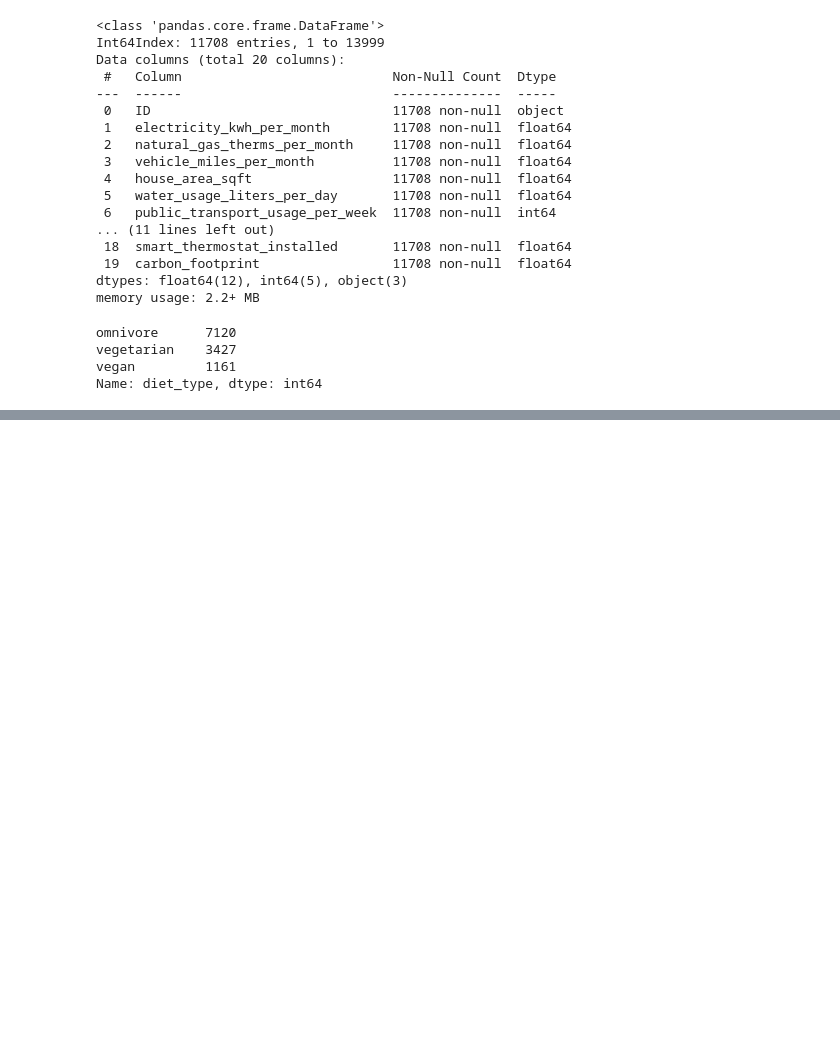
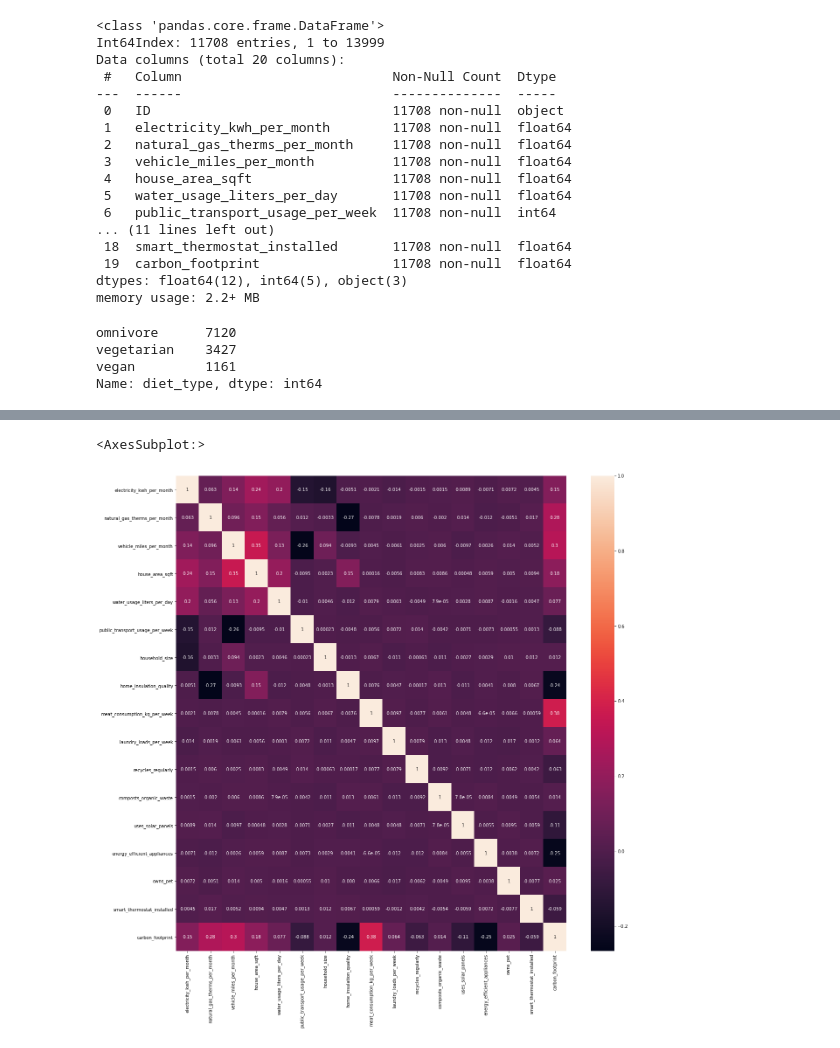
Before and after one commit to FrancisNdirangu/Carbon-Footprint-ML-Project, a Jupyter notebook: dataset/notebook.ipynb, the cells around one changed output, grey strips where cells are left out. Cells and saved outputs as stored; diff of their text form; code cells hidden in the pictures; blank space fills up the shorter version.

Commit message:
made correlation matrix

```diff
--- a/dataset/notebook.ipynb
+++ b/dataset/notebook.ipynb
@@ -219,3 +219,8 @@ omnivore      7120
 vegetarian    3427
 vegan         1161
 Name: diet_type, dtype: int64
+# %%
+#getting numeric column names
+numeric_columns  = (df.dtypes[(df.dtypes == 'float64') |(df.dtypes == 'int64')].index)
+#making a dataframe of numerical columns
+df_numeric = df[numeric_columns]
@@ -221,0 +245,8 @@ Name: diet_type, dtype: int64
+# %%
+corr_matrix = df_numeric.corr(method = 'pearson')
+
+fig,ax = plt.subplots(figsize=(20,20))
+sns.heatmap(corr_matrix,annot=True)
+# %% [output]
+<AxesSubplot:>
+[figure, added]
```
Also changed, not shown: parts of 1 cell of this notebook.
